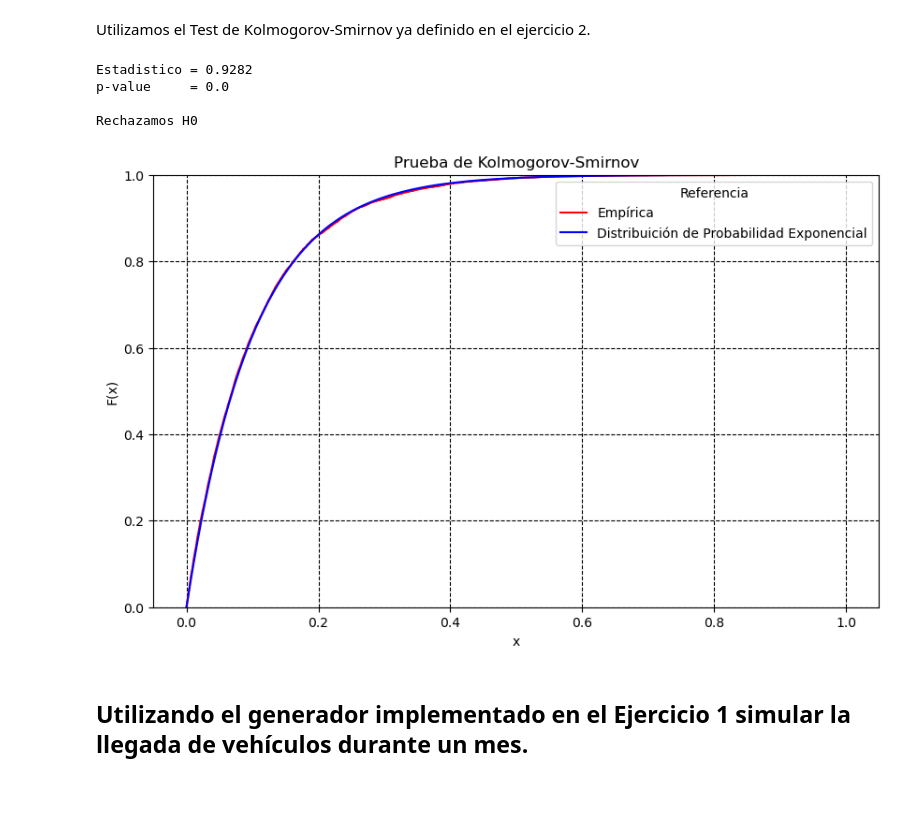
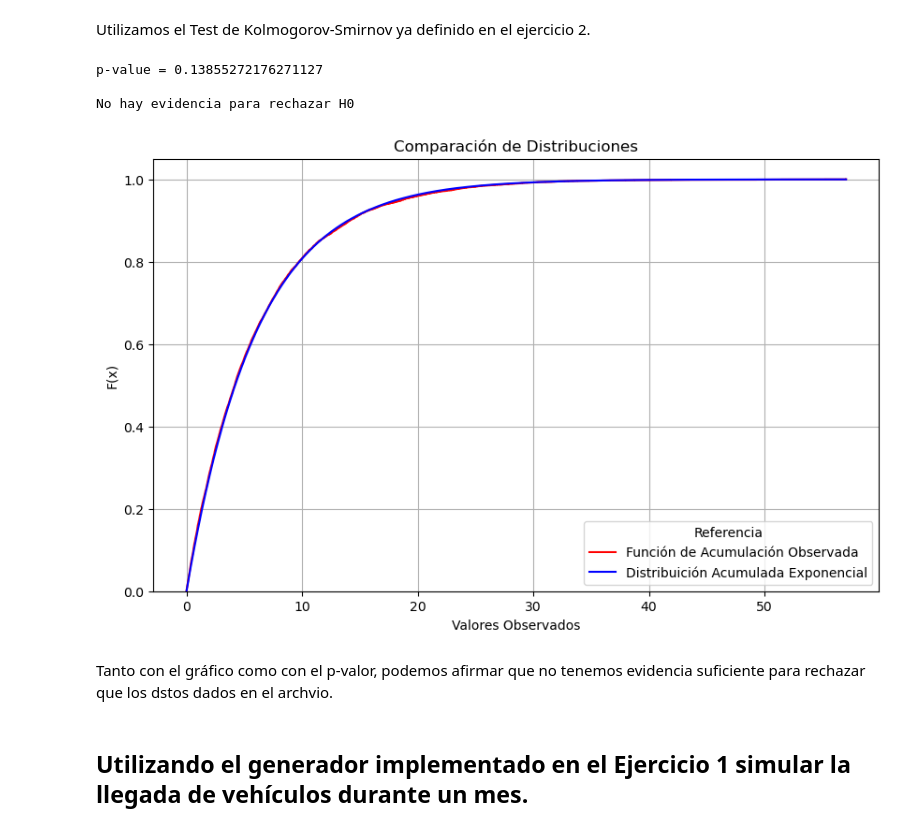
Before and after one commit to ian-g123/simulacion-grupo-04, a Jupyter notebook: TP1_Simulacion_Grupo4.ipynb, the cells around one changed output. Saved outputs shown, nothing was run; the diff lists cells and outputs as text; code cells hidden in the pictures; blank space fills up the shorter version.

```diff
--- a/TP1_Simulacion_Grupo4.ipynb
+++ b/TP1_Simulacion_Grupo4.ipynb
@@ -960,20 +976,22 @@ Esta información nos serivirá a la hora de tomar la decisión, ya que podemos
 ## Test para evaluar si los números pseudoaleatorios del archivo siguen una distribuición de Poission de la tasa propuesta
 # %% [markdown]
 Utilizamos el Test de Kolmogorov-Smirnov ya definido en el ejercicio 2.
-# %%
-x = np.linspace(0, 1, len(tiempos_en_horas))
-dist_exp = stats.expon.cdf(x, scale=1 / lambda_horas)
-
-kolmogorov_test(tiempos_en_horas, dist_exp)
-graficar_kolmogorov_test(
-    tiempos_en_horas, dist_exp, "Distribuición de Probabilidad Exponencial"
-)
-# %% [output]
-Estadistico = 0.9282
-p-value     = 0.0
-
-Rechazamos H0
-[figure, removed]
+# %%
+kolmogorov_test(
+    tiempos_en_minutos, lambda x: stats.expon.cdf(x, scale=1 / lambda_minutos)
+)
+graficar_distribucion_empirica(
+    tiempos_en_minutos,
+    lambda x: stats.expon.cdf(x, scale=1 / lambda_minutos),
+    "Distribuición Acumulada Exponencial",
+)
+# %% [output]
+p-value = 0.13855272176271127
+
+No hay evidencia para rechazar H0
+[figure, added]
+# %% [markdown]
+Tanto con el gráfico como con el p-valor, podemos afirmar que no tenemos evidencia suficiente para rechazar que los dstos dados en el archvio.
 # %% [markdown]
 ## Utilizando el generador implementado en el Ejercicio 1 simular la llegada de vehículos durante un mes.
 # %% [markdown]
```
Also changed, not shown: parts of 19 cells of this notebook, 1 other file.
